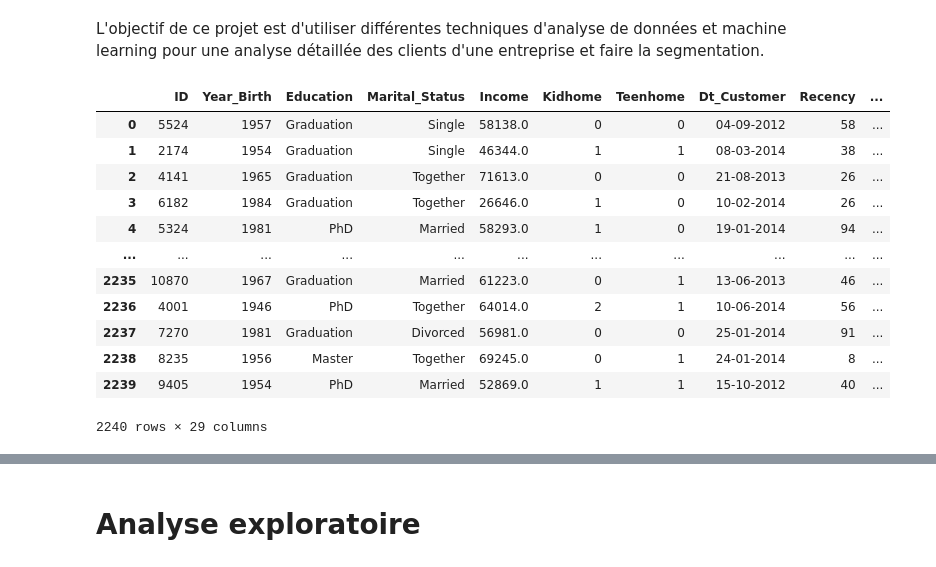
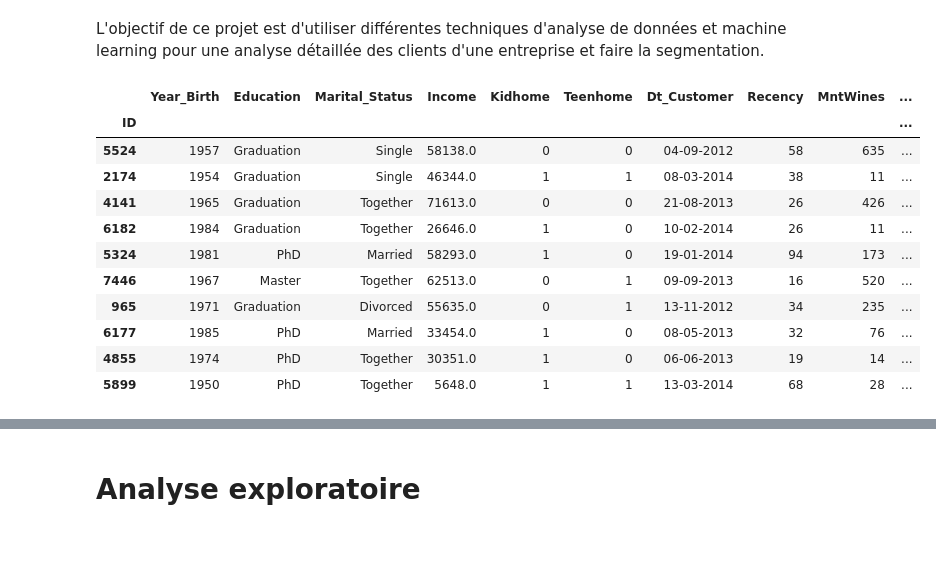
Before and after one commit to kmag-cell/segmentation, a Jupyter notebook: segmentation.ipynb, the cells around one changed output, grey strips where cells are left out. Saved outputs shown, nothing was run; the diff lists cells and outputs as text; code cells hidden in the pictures.

```diff
--- a/segmentation.ipynb
+++ b/segmentation.ipynb
@@ -9,19 +13,21 @@ import matplotlib as plt
 # %%
+os.getcwd()
 #recuperons les données
+pd.set_option('max_columns', None)
+pd.set_option('max_rows', None)
 segmentation_url = 'https://simplonline-v3-prod.s3.eu-west-3.amazonaws.com/media/file/csv/87e3ec06-a99f-42bf-b292-074d02f31a94.csv'
-df = pd.read_csv( segmentation_url, sep=('\t'))
-df
+df = pd.read_csv( segmentation_url, sep=('\t'), index_col='ID')
+df.head(10)
 # %% [output]
-|  | ID | Year_Birth | Education | Marital_Status | Income | Kidhome | Teenhome | Dt_Customer | Recency | ... |
-| 0 | 5524 | 1957 | Graduation | Single | 58138.0 | 0 | 0 | 04-09-2012 | 58 | ... |
-| 1 | 2174 | 1954 | Graduation | Single | 46344.0 | 1 | 1 | 08-03-2014 | 38 | ... |
-| 2 | 4141 | 1965 | Graduation | Together | 71613.0 | 0 | 0 | 21-08-2013 | 26 | ... |
-| 3 | 6182 | 1984 | Graduation | Together | 26646.0 | 1 | 0 | 10-02-2014 | 26 | ... |
-| 4 | 5324 | 1981 | PhD | Married | 58293.0 | 1 | 0 | 19-01-2014 | 94 | ... |
-| ... | ... | ... | ... | ... | ... | ... | ... | ... | ... | ... |
-| 2235 | 10870 | 1967 | Graduation | Married | 61223.0 | 0 | 1 | 13-06-2013 | 46 | ... |
-| 2236 | 4001 | 1946 | PhD | Together | 64014.0 | 2 | 1 | 10-06-2014 | 56 | ... |
-| 2237 | 7270 | 1981 | Graduation | Divorced | 56981.0 | 0 | 0 | 25-01-2014 | 91 | ... |
-| 2238 | 8235 | 1956 | Master | Together | 69245.0 | 0 | 1 | 24-01-2014 | 8 | ... |
-| 2239 | 9405 | 1954 | PhD | Married | 52869.0 | 1 | 1 | 15-10-2012 | 40 | ... |
+|  | Year_Birth | Education | Marital_Status | Income | Kidhome | Teenhome | Dt_Customer | Recency | MntWines | ... |
+| ID |  |  |  |  |  |  |  |  |  | ... |
+| 5524 | 1957 | Graduation | Single | 58138.0 | 0 | 0 | 04-09-2012 | 58 | 635 | ... |
+| 2174 | 1954 | Graduation | Single | 46344.0 | 1 | 1 | 08-03-2014 | 38 | 11 | ... |
+| 4141 | 1965 | Graduation | Together | 71613.0 | 0 | 0 | 21-08-2013 | 26 | 426 | ... |
+| 6182 | 1984 | Graduation | Together | 26646.0 | 1 | 0 | 10-02-2014 | 26 | 11 | ... |
+| 5324 | 1981 | PhD | Married | 58293.0 | 1 | 0 | 19-01-2014 | 94 | 173 | ... |
+| 7446 | 1967 | Master | Together | 62513.0 | 0 | 1 | 09-09-2013 | 16 | 520 | ... |
+| 965 | 1971 | Graduation | Divorced | 55635.0 | 0 | 1 | 13-11-2012 | 34 | 235 | ... |
+| 6177 | 1985 | PhD | Married | 33454.0 | 1 | 0 | 08-05-2013 | 32 | 76 | ... |
+| 4855 | 1974 | PhD | Together | 30351.0 | 1 | 0 | 06-06-2013 | 19 | 14 | ... |
+| 5899 | 1950 | PhD | Together | 5648.0 | 1 | 1 | 13-03-2014 | 68 | 28 | ... |
-2240 rows × 29 columns
```
Also changed, not shown: parts of 95 cells of this notebook.
